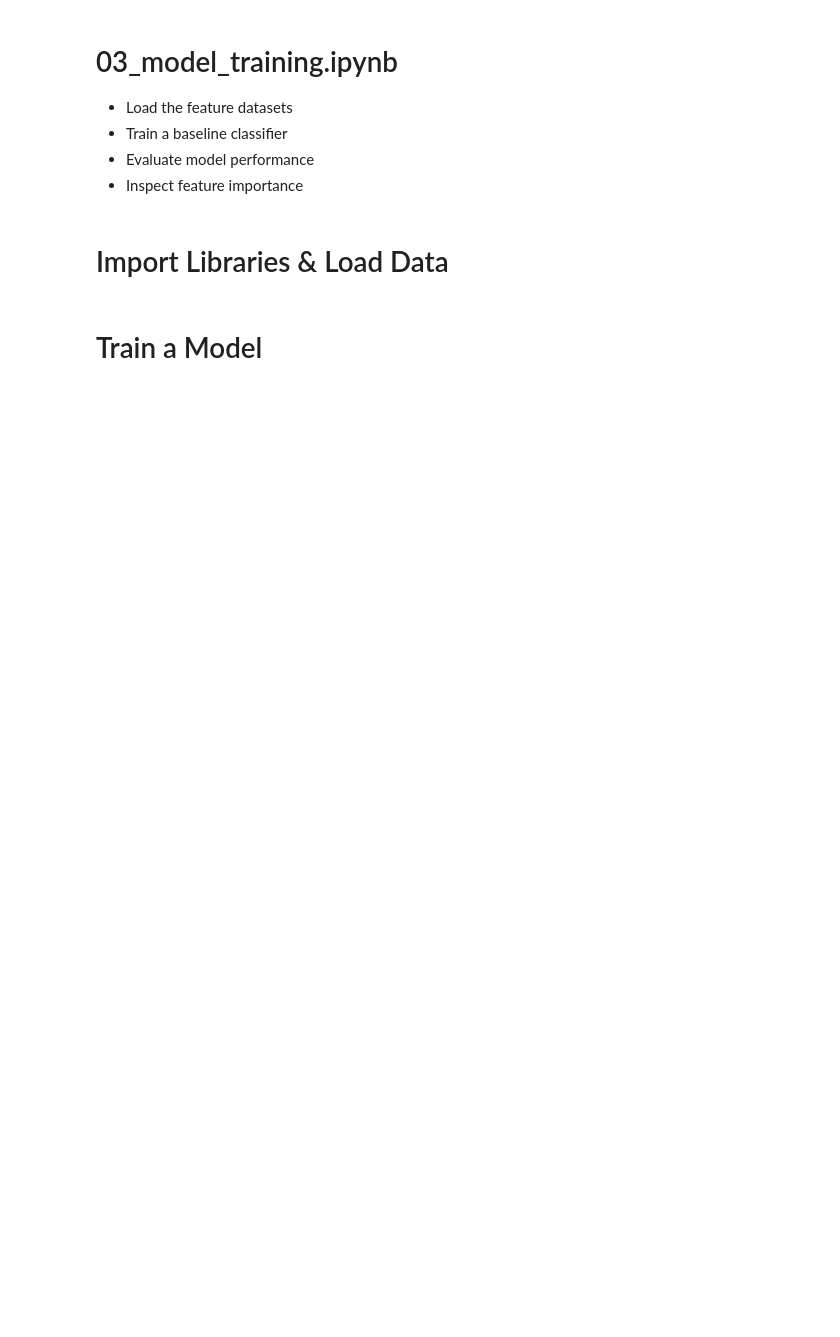
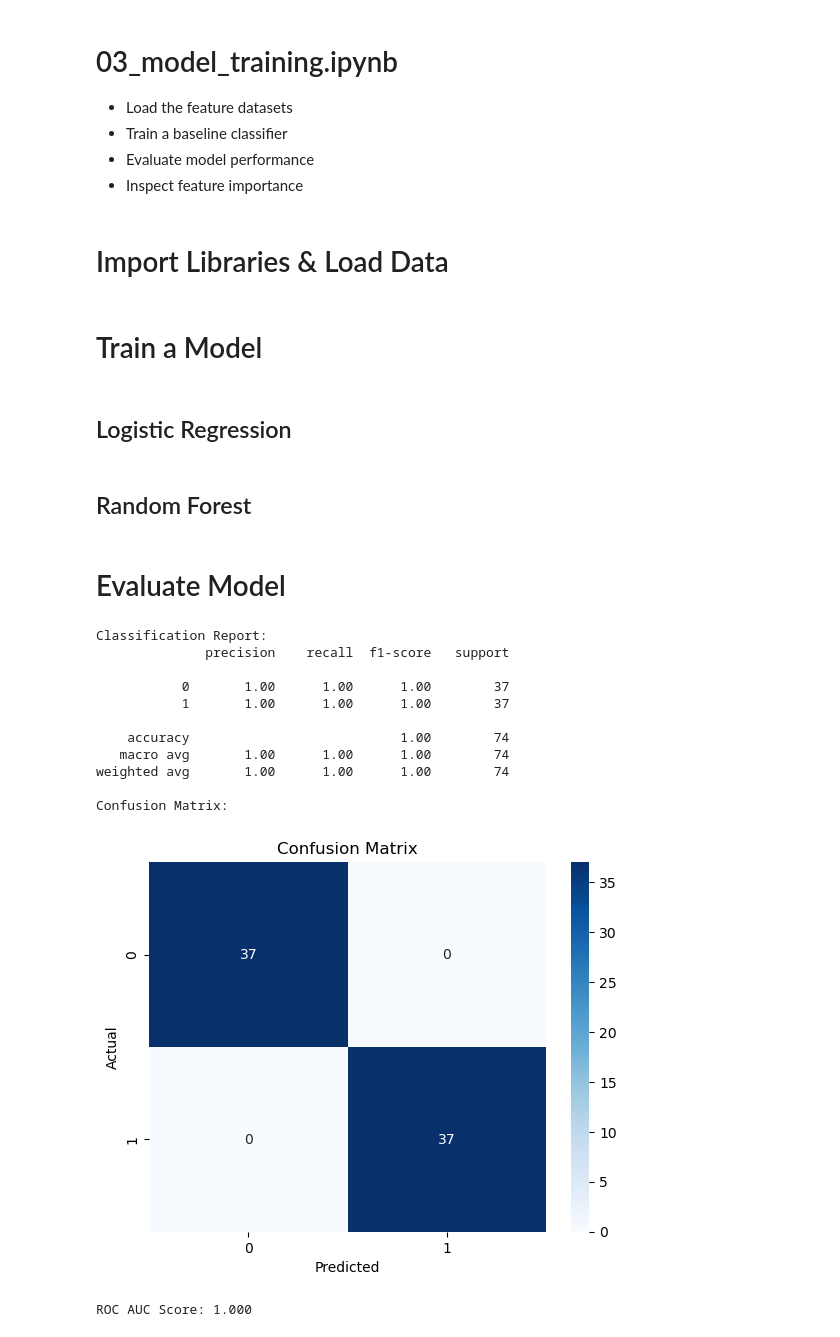
Before and after one commit to Mustafa3946/payment_risk_scoring_model, a Jupyter notebook: 03_model_training.ipynb, the cells around one changed output. Cells and saved outputs as stored; diff of their text form; code cells hidden in the pictures; blank space fills up the shorter version.

```diff
--- a/03_model_training.ipynb
+++ b/03_model_training.ipynb
@@ -25,3 +25,44 @@ y_train = pd.read_csv("y_train.csv").values.ravel()
 y_test = pd.read_csv("y_test.csv").values.ravel()
 # %% [markdown]
 # Train a Model
+# %% [markdown]
+## Logistic Regression
+# %%
+logreg = LogisticRegression(max_iter=1000, solver='liblinear')
+logreg.fit(X_train, y_train)
+y_pred = logreg.predict(X_test)
+# %% [markdown]
+## Random Forest
+# %%
+rf = RandomForestClassifier(n_estimators=100, random_state=42)
+rf.fit(X_train, y_train)
+y_pred = rf.predict(X_test)
+# %% [markdown]
+# Evaluate Model
+# %%
+print("Classification Report:")
+print(classification_report(y_test, y_pred))
+
+print("Confusion Matrix:")
+sns.heatmap(confusion_matrix(y_test, y_pred), annot=True, fmt="d", cmap="Blues")
+plt.xlabel("Predicted")
+plt.ylabel("Actual")
+plt.title("Confusion Matrix")
+plt.show()
+
+roc_score = roc_auc_score(y_test, y_pred)
+print(f"ROC AUC Score: {roc_score:.3f}")
+# %% [output]
+Classification Report:
+              precision    recall  f1-score   support
+
+           0       1.00      1.00      1.00        37
+           1       1.00      1.00      1.00        37
+
+    accuracy                           1.00        74
+   macro avg       1.00      1.00      1.00        74
+weighted avg       1.00      1.00      1.00        74
+
+Confusion Matrix:
+[figure, added]
+ROC AUC Score: 1.000
```
Also changed, not shown: parts of 4 cells of this notebook, 1 other file.
